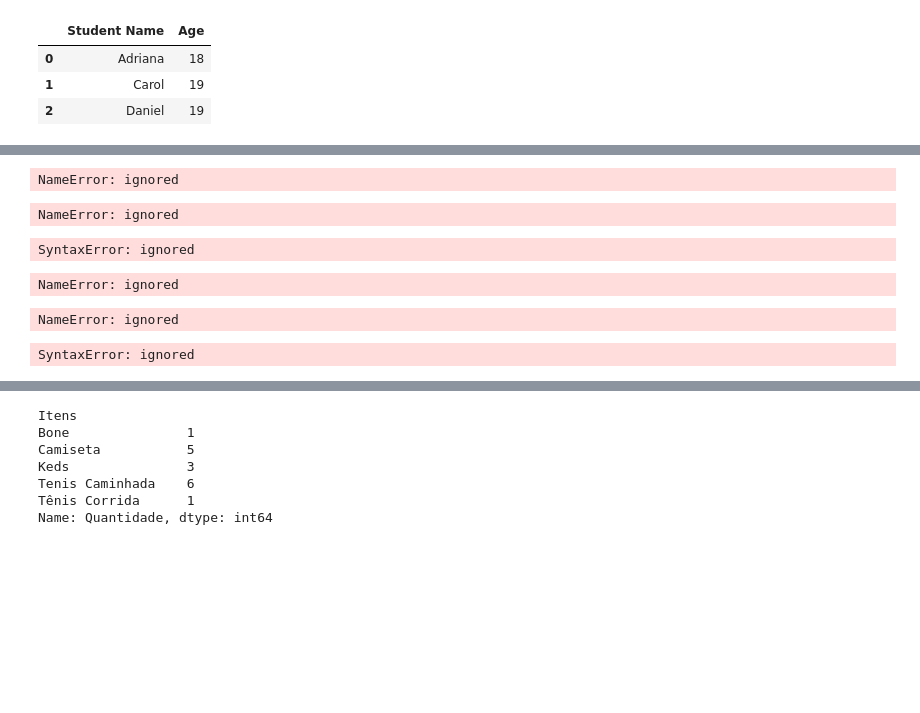
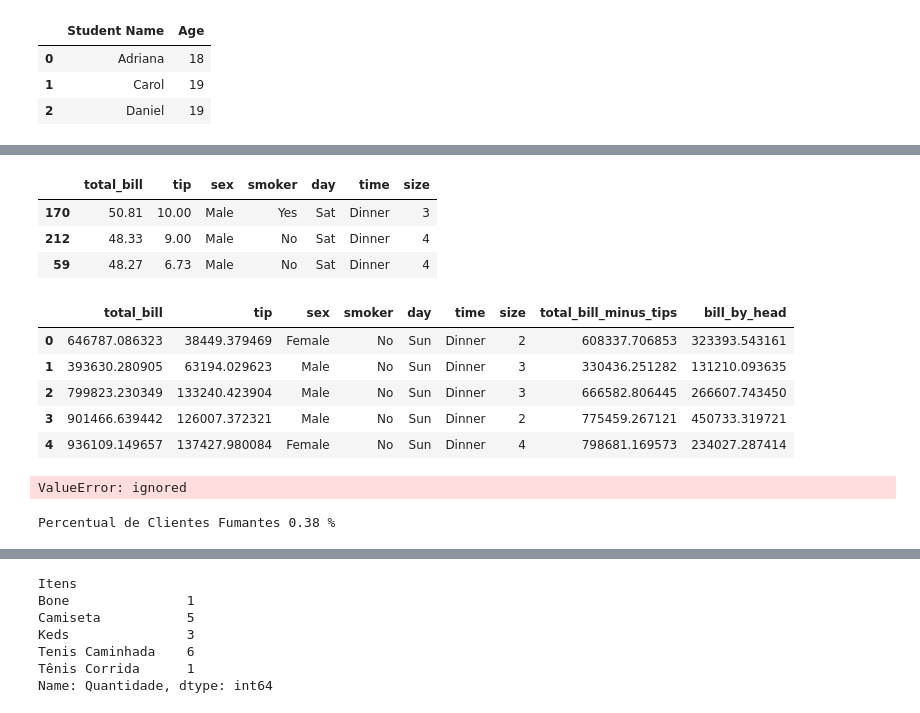
Before and after one commit to samuelhenrick1/GoogleCollab, a Jupyter notebook: Trilha_2.ipynb, the cells around one changed output, grey strips where cells are left out. Saved outputs shown, nothing was run; the diff lists cells and outputs as text; code cells hidden in the pictures; blank space fills up the shorter version.

```diff
--- a/Trilha_2.ipynb
+++ b/Trilha_2.ipynb
@@ -29,0 +22,3 @@ tips.head()
+# %%
+tips = pd.read_csv('https://raw.githubusercontent.com/Rogerio-mack/Visualizacao-de-Dados-em-Python/main/data/tips.csv')
+tips.head()
@@ -101,42 +146,33 @@ NameError: ignored
 tips_top3=tips.nlargest(3,'total_bill')
 tips_top3
 # %% [output]
-NameError: ignored
+|  | total_bill | tip | sex | smoker | day | time | size |
+| 170 | 50.81 | 10.00 | Male | Yes | Sat | Dinner | 3 |
+| 212 | 48.33 | 9.00 | Male | No | Sat | Dinner | 4 |
+| 59 | 48.27 | 6.73 | Male | No | Sat | Dinner | 4 |
 # %%
 dolar_real_rate = 5.8
 tips['total_bill'] = tips['total_bill'] * dolar_real_rate
 tips['tip'] = tips['tip'] * dolar_real_rate
 
-tips['total_bill_minus_tips'] = tips ['total_bill'] - tips ['tips']
+tips['total_bill_minus_tips'] = tips ['total_bill'] - tips ['tip']
 tips['bill_by_head'] = tips['total_bill'] / tips ['size']
 tips.head()
 # %% [output]
-NameError: ignored
+|  | total_bill | tip | sex | smoker | day | time | size | total_bill_minus_tips | bill_by_head |
+| 0 | 646787.086323 | 38449.379469 | Female | No | Sun | Dinner | 2 | 608337.706853 | 323393.543161 |
+| 1 | 393630.280905 | 63194.029623 | Male | No | Sun | Dinner | 3 | 330436.251282 | 131210.093635 |
+| 2 | 799823.230349 | 133240.423904 | Male | No | Sun | Dinner | 3 | 666582.806445 | 266607.743450 |
+| 3 | 901466.639442 | 126007.372321 | Male | No | Sun | Dinner | 2 | 775459.267121 | 450733.319721 |
+| 4 | 936109.149657 | 137427.980084 | Female | No | Sun | Dinner | 4 | 798681.169573 | 234027.287414 |
-# %%
-df[<criterio de seleção>]
-# %% [output]
-SyntaxError: ignored
-# %%
-df [ nome_coluna == valor]
-df [ nome_coluna != valor]
-df [ nome_coluna > valor]
-# %% [output]
-NameError: ignored
 # %%
 tips_nao_fumantes = tips [tips.smoker == 'No']
 tips_fumantes = tips [tips.smoker == 'Yes']
-
-print(f'Percentual de Clientes Fumantes {len( tips_fumantes) / len (tips) :. 2f}')
 # %% [output]
-NameError: ignored
+ValueError: ignored
-# %%
-df [ < critério da selecao > ]
-
-df [ < criterio de selecao > ] . nome coluna pd.Series
-df [ < criterio de selecao > ]['nome_coluna']
-
-df [<criterio de selecao][[<lista de colunas]] pd.DataFrame
-# %% [output]
-SyntaxError: ignored
+# %%
+print(f'Percentual de Clientes Fumantes {len( tips_fumantes ) / len ( tips ) :.2f} %')
+# %% [output]
+Percentual de Clientes Fumantes 0.38 %
 # %%
 tips [tips.smoker == 'Yes']['tip'].mean() > tips[tips.smoker == 'No']['tip'].mean()
```
Also changed, not shown: parts of 74 cells of this notebook.
